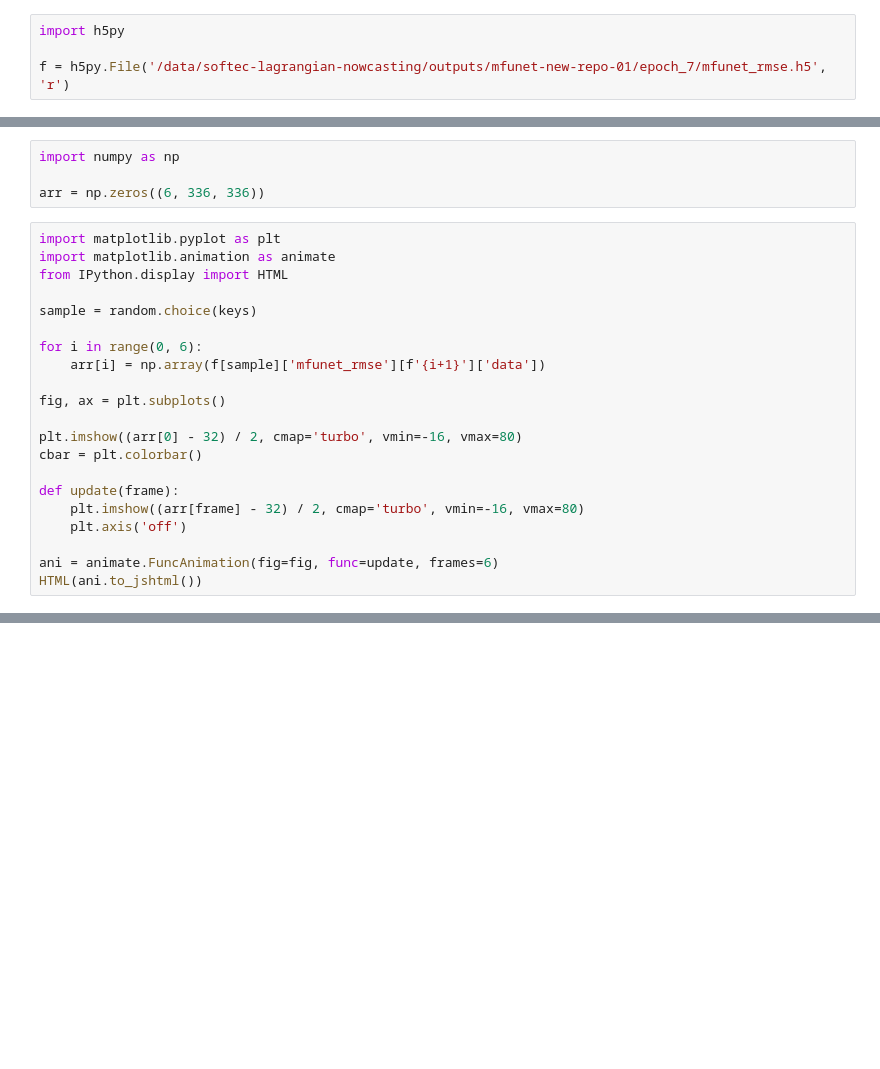
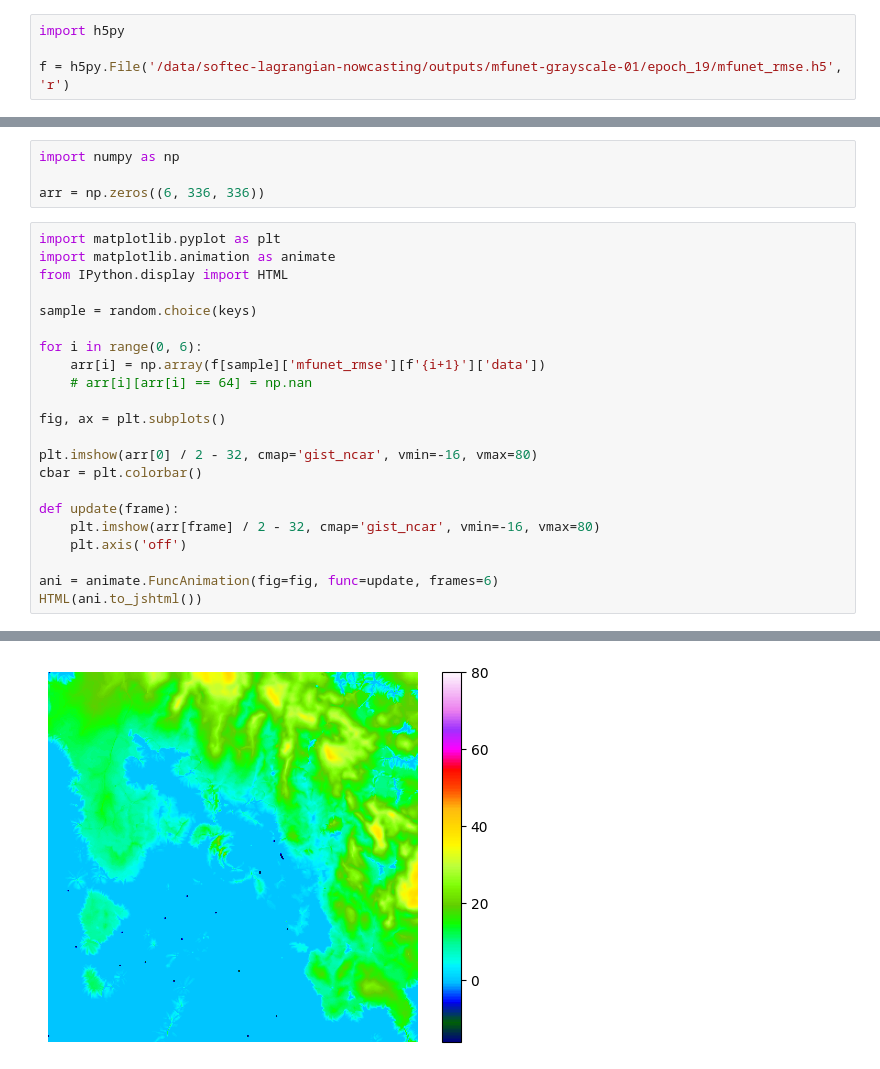
Before and after one commit to kinit-sk/softec-lagrangian-nowcasting, a Jupyter notebook: test_visualize.ipynb, the cells around one changed output, grey strips where cells are left out. Drawn from its saved outputs; the diff is of its cells as text; blank space fills up the shorter version.

Commit message:
Grayscale results

```diff
--- a/test_visualize.ipynb
+++ b/test_visualize.ipynb
@@ -1,7 +1,7 @@
 # %%
 import h5py
 
-f = h5py.File('/data/softec-lagrangian-nowcasting/outputs/mfunet-new-repo-01/epoch_7/mfunet_rmse.h5', 'r')
+f = h5py.File('/data/softec-lagrangian-nowcasting/outputs/mfunet-grayscale-01/epoch_19/mfunet_rmse.h5', 'r')
 # %%
 import random
 keys = list(f.keys())
@@ -21,14 +21,15 @@ sample = random.choice(keys)
 
 for i in range(0, 6):
     arr[i] = np.array(f[sample]['mfunet_rmse'][f'{i+1}']['data'])
+    # arr[i][arr[i] == 64] = np.nan
 
 fig, ax = plt.subplots()
 
-plt.imshow((arr[0] - 32) / 2, cmap='turbo', vmin=-16, vmax=80)
+plt.imshow(arr[0] / 2 - 32, cmap='gist_ncar', vmin=-16, vmax=80)
 cbar = plt.colorbar()
 
 def update(frame):
-    plt.imshow((arr[frame] - 32) / 2, cmap='turbo', vmin=-16, vmax=80)
+    plt.imshow(arr[frame] / 2 - 32, cmap='gist_ncar', vmin=-16, vmax=80)
     plt.axis('off')
 
 ani = animate.FuncAnimation(fig=fig, func=update, frames=6)
@@ -39,0 +39 @@ HTML(ani.to_jshtml())
+[figure, added]
```
Also changed, not shown: parts of 3 cells of this notebook, 5 other files.
